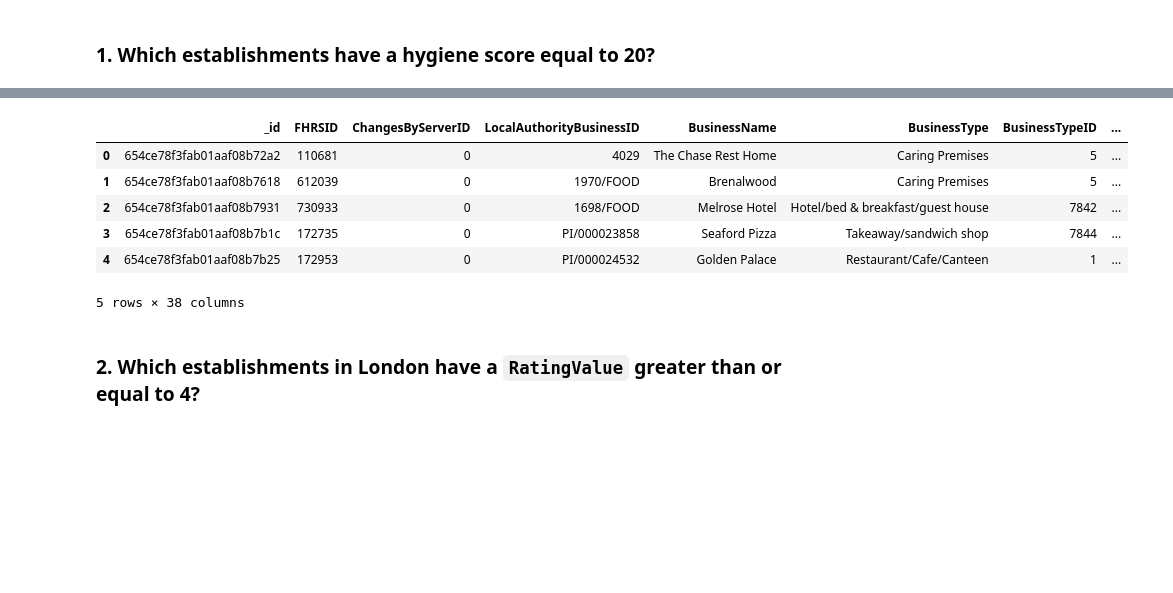
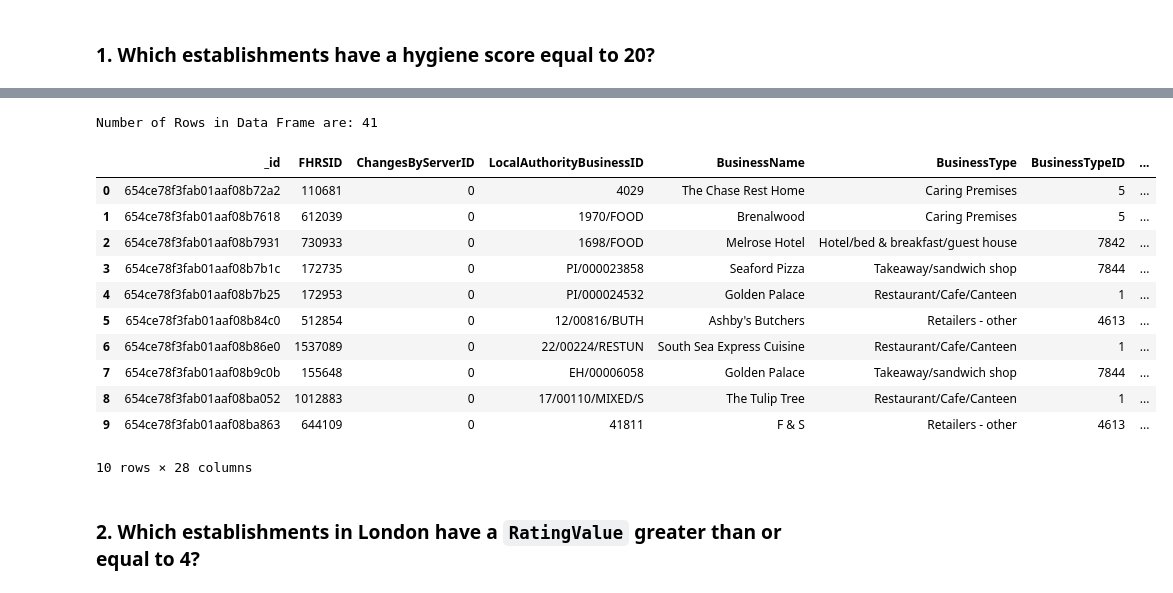
Before and after one commit to a-dhil/nosql-challenge, a Jupyter notebook: food_hygiene_rating/NoSQL_analysis_starter.ipynb, the cells around one changed output, grey strips where cells are left out. Drawn from its saved outputs; the diff is of its cells as text; code cells hidden in the pictures; blank space fills up the shorter version.

```diff
--- a/food_hygiene_rating/NoSQL_analysis_starter.ipynb
+++ b/food_hygiene_rating/NoSQL_analysis_starter.ipynb
@@ -34,7 +34,8 @@ Unless otherwise stated, for each question:
 query ={'scores.Hygiene':{'$eq':20}}
 
 # Use count_documents to display the number of documents in the result
-documents_hygine_score=establishments.count_documents({'scores.Hygiene':{'$eq':20}})
-#print(documents_hygine_score)
+documents_hygine_score=establishments.count_documents(query)
+print(documents_hygine_score)
 # Display the first document in the results using pprint
-results=establishments.find(query)
+hygiene_score_results=list(establishments.find(query))
+pprint(hygiene_score_results[0])
@@ -41,20 +60,26 @@ results=establishments.find(query)
 # %%
 # Convert the result to a Pandas DataFrame
-results_df=pd.json_normalize(results)
+hygiene_score_results_df=pd.DataFrame(hygiene_score_results)
 # Display the number of rows in the DataFrame
 #results_df.count()
-no_of_rows=len(results_df)
+print(f'Number of Rows in Data Frame are: {len(hygiene_score_results_df)}')
 #print(" No of rows" + str(no_of_rows))
 # Display the first 10 rows of the DataFrame
-results_df.head()
+hygiene_score_results_df.head(10)
 # %% [output]
+Number of Rows in Data Frame are: 41
 |  | _id | FHRSID | ChangesByServerID | LocalAuthorityBusinessID | BusinessName | BusinessType | BusinessTypeID | ... |
 | 0 | 654ce78f3fab01aaf08b72a2 | 110681 | 0 | 4029 | The Chase Rest Home | Caring Premises | 5 | ... |
 | 1 | 654ce78f3fab01aaf08b7618 | 612039 | 0 | 1970/FOOD | Brenalwood | Caring Premises | 5 | ... |
 | 2 | 654ce78f3fab01aaf08b7931 | 730933 | 0 | 1698/FOOD | Melrose Hotel | Hotel/bed & breakfast/guest house | 7842 | ... |
 | 3 | 654ce78f3fab01aaf08b7b1c | 172735 | 0 | PI/000023858 | Seaford Pizza | Takeaway/sandwich shop | 7844 | ... |
 | 4 | 654ce78f3fab01aaf08b7b25 | 172953 | 0 | PI/000024532 | Golden Palace | Restaurant/Cafe/Canteen | 1 | ... |
+| 5 | 654ce78f3fab01aaf08b84c0 | 512854 | 0 | 12/00816/BUTH | Ashby's Butchers | Retailers - other | 4613 | ... |
+| 6 | 654ce78f3fab01aaf08b86e0 | 1537089 | 0 | 22/00224/RESTUN | South Sea Express Cuisine | Restaurant/Cafe/Canteen | 1 | ... |
+| 7 | 654ce78f3fab01aaf08b9c0b | 155648 | 0 | EH/00006058 | Golden Palace | Takeaway/sandwich shop | 7844 | ... |
+| 8 | 654ce78f3fab01aaf08ba052 | 1012883 | 0 | 17/00110/MIXED/S | The Tulip Tree | Restaurant/Cafe/Canteen | 1 | ... |
+| 9 | 654ce78f3fab01aaf08ba863 | 644109 | 0 | 41811 | F & S | Retailers - other | 4613 | ... |
-5 rows × 38 columns
+10 rows × 28 columns
 # %% [markdown]
 ### 2. Which establishments in London have a `RatingValue` greater than or equal to 4?
 # %%
```
Also changed, not shown: parts of 7 cells of this notebook.
